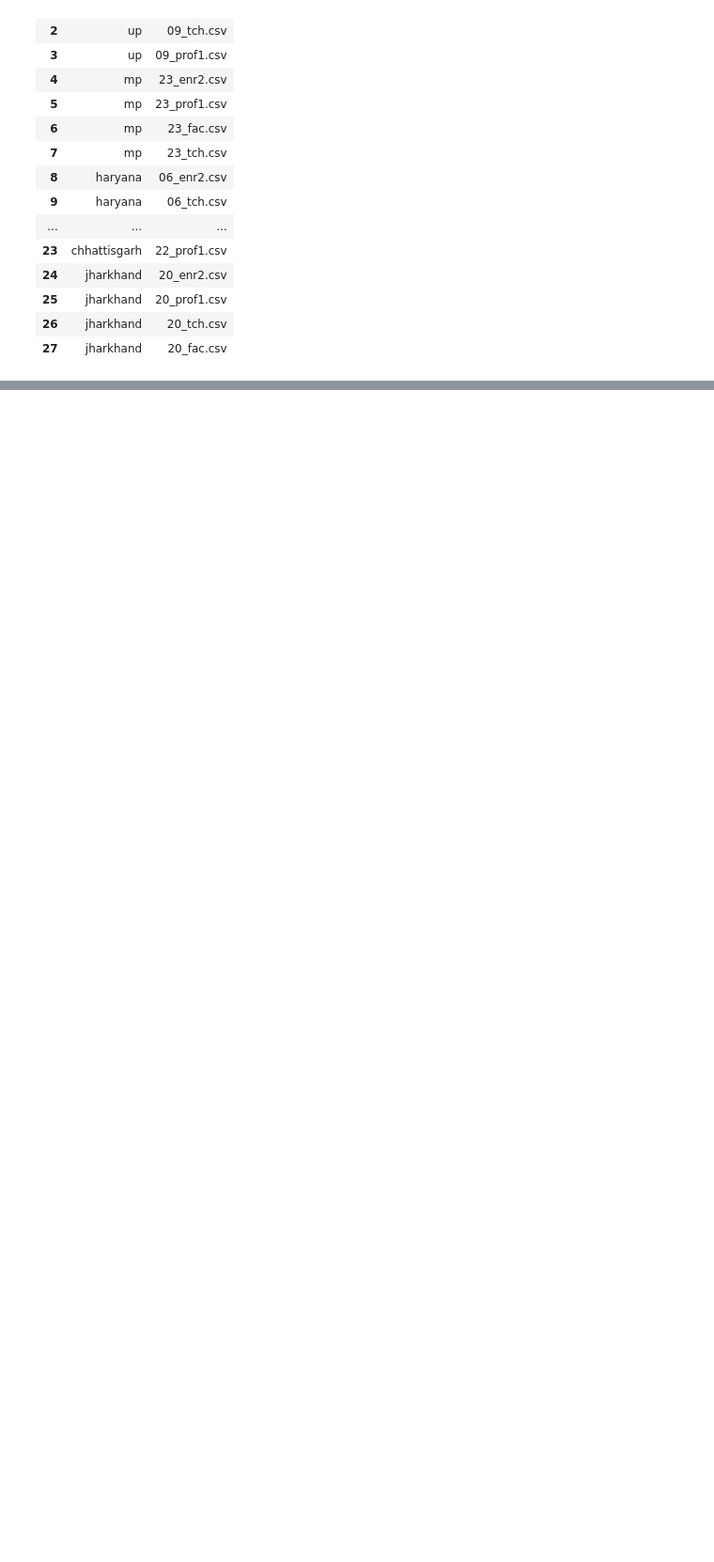
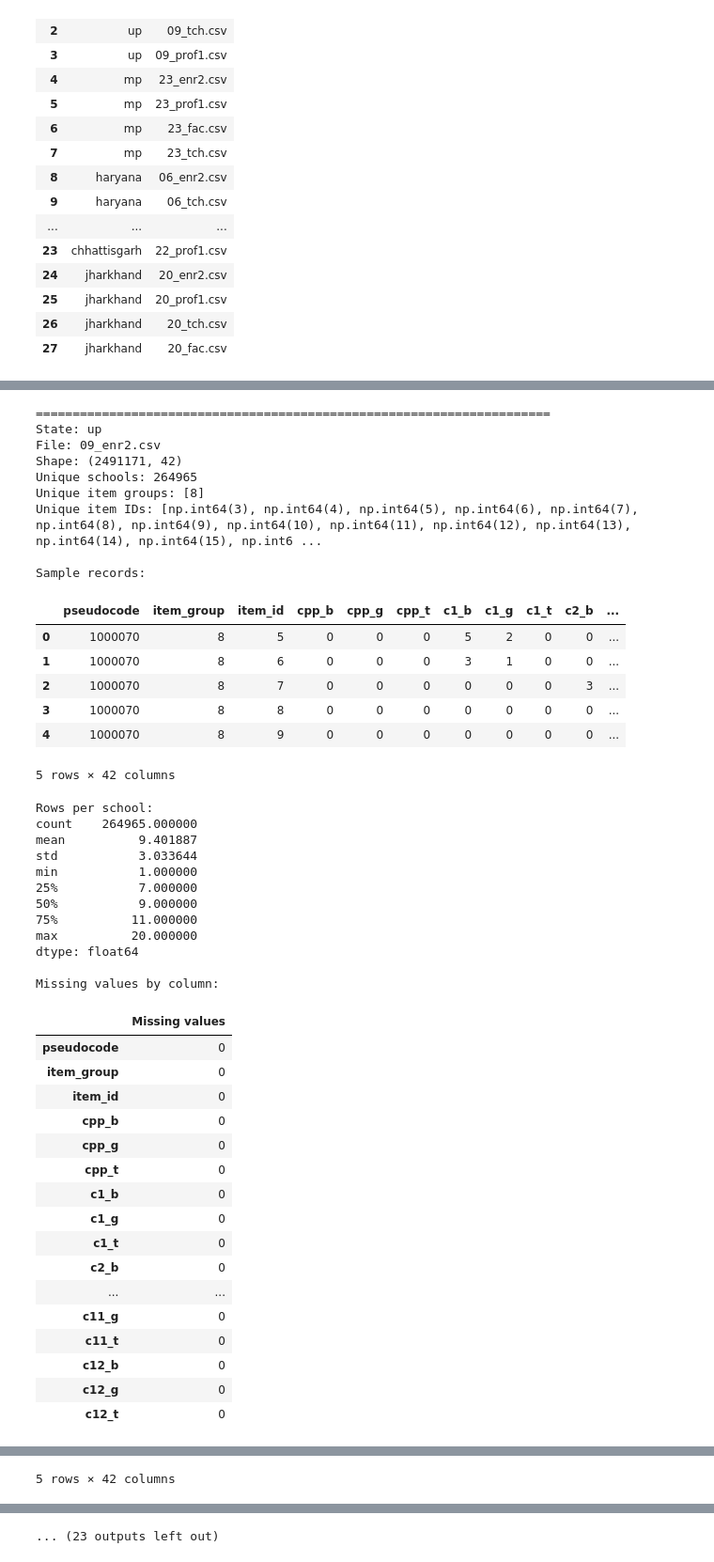
Before and after one commit to mukulyadav0118/india-school-education-analytics, a Jupyter notebook: 01_data_inspection.ipynb, the cells around one changed output, grey strips where cells are left out. Shown at 94% size. Saved outputs shown, nothing was run; the diff lists cells and outputs as text; code cells hidden in the pictures; blank space fills up the shorter version.

```diff
--- a/01_data_inspection.ipynb
+++ b/01_data_inspection.ipynb
@@ -197,0 +381,72 @@ display(summary_df)
+# %%
+
+import pandas as pd
+
+for item in csv_files:
+    if item["File"].endswith("_enr2.csv"):
+        df = pd.read_csv(item["Path"], low_memory=False)
+
+        print("=" * 70)
+        print("State:", item["State"])
+        print("File:", item["File"])
+        print("Shape:", df.shape)
+        print("Unique schools:", df["pseudocode"].nunique())
+        print("Unique item groups:", df["item_group"].unique())
+        print("Unique item IDs:", sorted(df["item_id"].unique()))
+
+        print("\nSample records:")
+        display(df.head(5))
+
+        print("\nRows per school:")
+        print(df.groupby("pseudocode").size().describe())
+
+        print("\nMissing values by column:")
+        display(df.isna().sum().to_frame("Missing values"))
+
+        del df
+# %% [output]
+======================================================================
+State: up
+File: 09_enr2.csv
+Shape: (2491171, 42)
+Unique schools: 264965
+Unique item groups: [8]
+Unique item IDs: [np.int64(3), np.int64(4), np.int64(5), np.int64(6), np.int64(7), np.int64(8), np.int64(9), np.int64(10), np.int64(11), np.int64(12), np.int64(13), np.int64(14), np.int64(15), np.int6 ...
+
+Sample records:
+|  | pseudocode | item_group | item_id | cpp_b | cpp_g | cpp_t | c1_b | c1_g | c1_t | c2_b | ... |
+| 0 | 1000070 | 8 | 5 | 0 | 0 | 0 | 5 | 2 | 0 | 0 | ... |
+| 1 | 1000070 | 8 | 6 | 0 | 0 | 0 | 3 | 1 | 0 | 0 | ... |
+| 2 | 1000070 | 8 | 7 | 0 | 0 | 0 | 0 | 0 | 0 | 3 | ... |
+| 3 | 1000070 | 8 | 8 | 0 | 0 | 0 | 0 | 0 | 0 | 0 | ... |
+| 4 | 1000070 | 8 | 9 | 0 | 0 | 0 | 0 | 0 | 0 | 0 | ... |
+5 rows × 42 columns
+Rows per school:
+count    264965.000000
+mean          9.401887
+std           3.033644
+min           1.000000
+25%           7.000000
+50%           9.000000
+75%          11.000000
+max          20.000000
+dtype: float64
+
+Missing values by column:
+|  | Missing values |
+| pseudocode | 0 |
+| item_group | 0 |
+| item_id | 0 |
+| cpp_b | 0 |
+| cpp_g | 0 |
+| cpp_t | 0 |
+| c1_b | 0 |
+| c1_g | 0 |
+| c1_t | 0 |
+| c2_b | 0 |
+| ... | ... |
+| c11_g | 0 |
+| c11_t | 0 |
+| c12_b | 0 |
+| c12_g | 0 |
+| c12_t | 0 |
@@ -197,0 +468 @@ display(summary_df)
+5 rows × 42 columns
@@ -197,0 +513 @@ display(summary_df)
+... (23 outputs left out)
```
Also changed, not shown: parts of 22 cells of this notebook.
